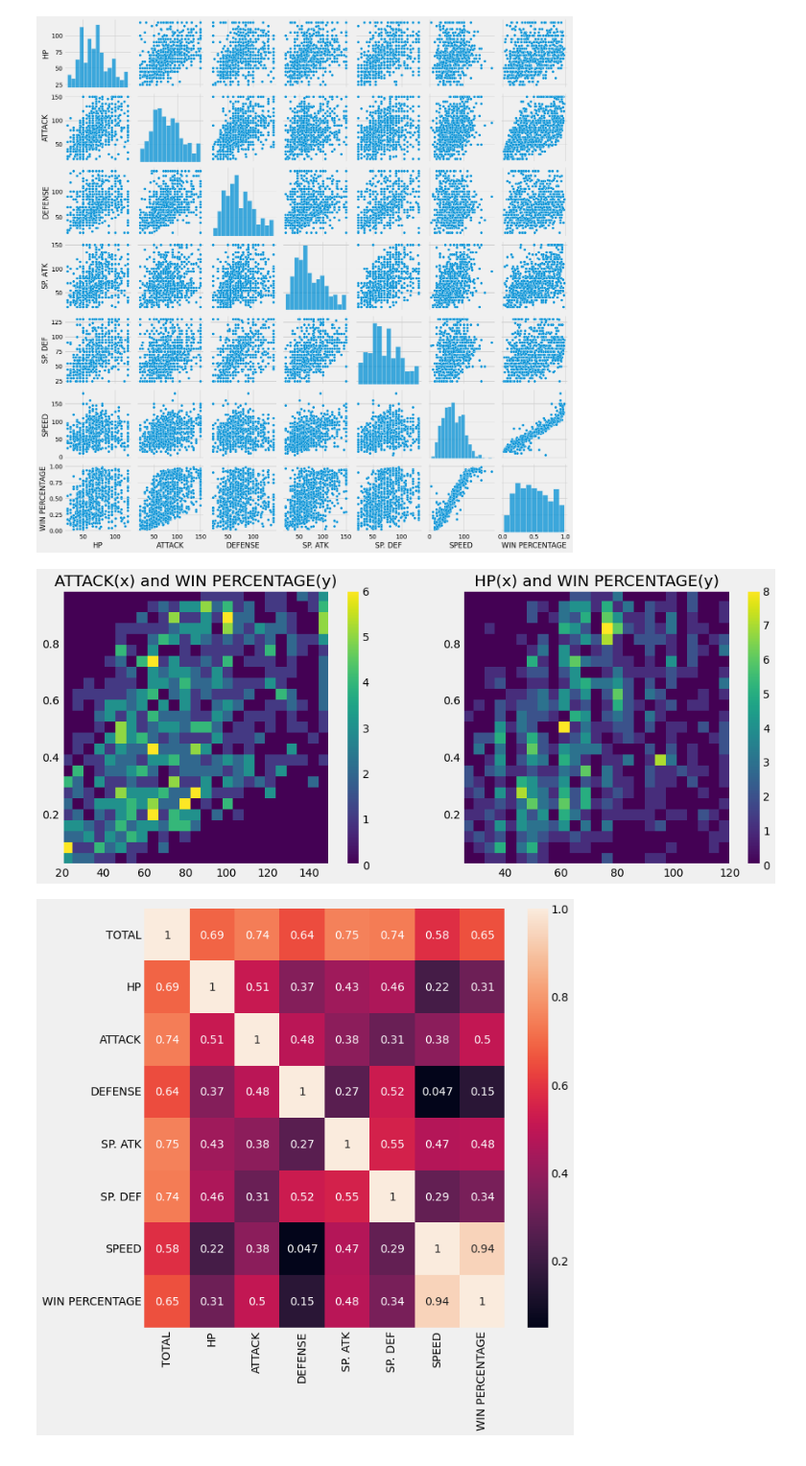
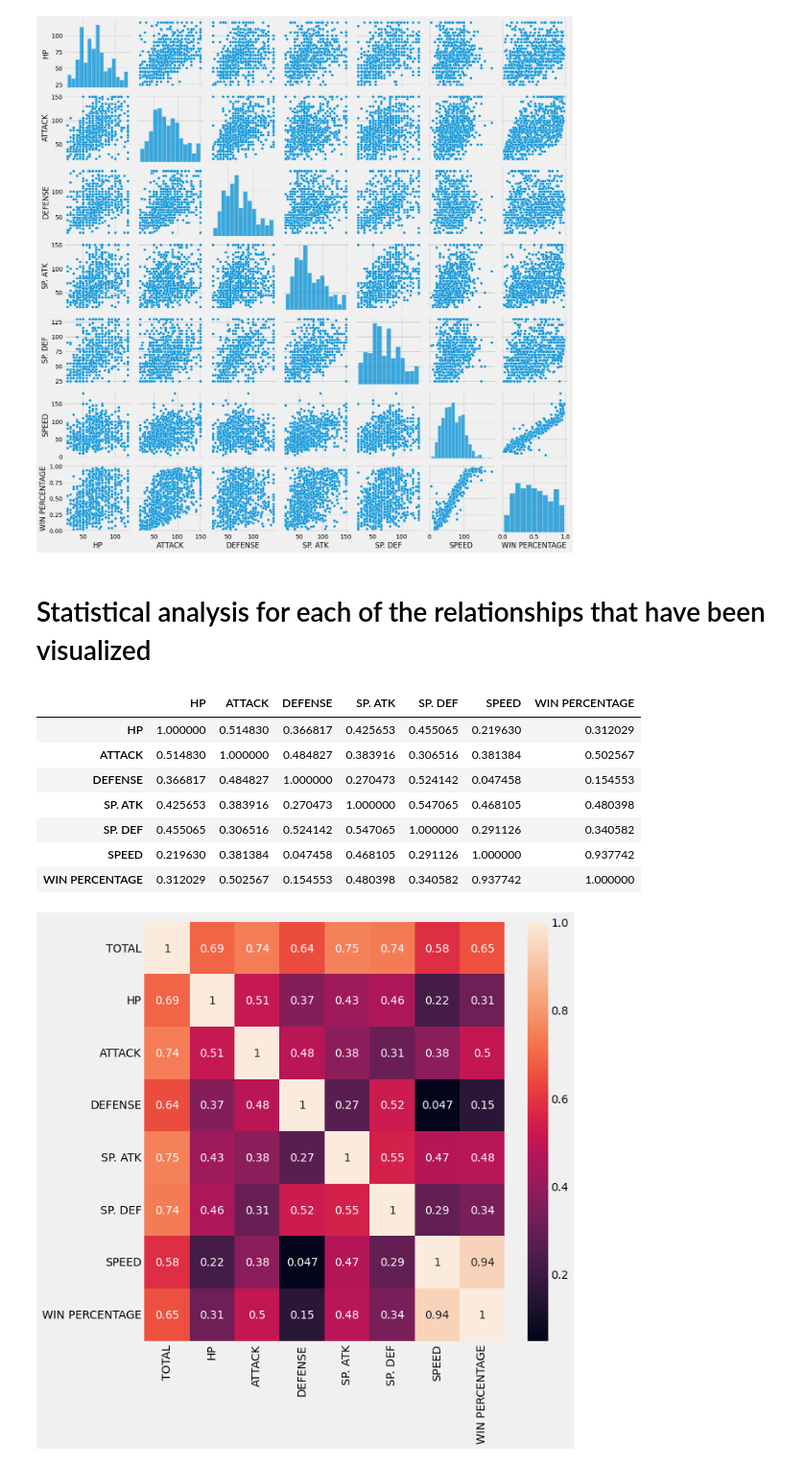
Before and after one commit to mehmetizmirlioglu/pokemon, a Jupyter notebook: pokemon.ipynb, the cells around one changed output. Shown at 96% size. Cells and saved outputs as stored; diff of their text form; code cells hidden in the pictures.

```diff
--- a/pokemon.ipynb
+++ b/pokemon.ipynb
@@ -309,17 +309,19 @@ sns.pairplot(df.loc[:,col])
 # %% [output]
 <seaborn.axisgrid.PairGrid at 0x...>
 [figure]
-# %%
-fig, (ax1,ax2)  = plt.subplots(1, 2,figsize=(15,6) ,sharex=False,sharey=False)
-h = ax1.hist2d(df['ATTACK'], df['WIN PERCENTAGE'],bins=25 )
-ax1.set_title("ATTACK(x) and WIN PERCENTAGE(y)")
-plt.colorbar(h[3], ax=ax1)
-h = ax2.hist2d(df['HP'], df['WIN PERCENTAGE'],bins=25 )
-ax2.set_title("HP(x) and WIN PERCENTAGE(y)")
-plt.colorbar(h[3], ax=ax2)
-plt.show()
-# %% [output]
-[figure, removed]
+# %% [markdown]
+# Statistical analysis for each of the relationships that have been visualized
+# %%
+df.loc[:,col].corr()
+# %% [output]
+|  | HP | ATTACK | DEFENSE | SP. ATK | SP. DEF | SPEED | WIN PERCENTAGE |
+| HP | 1.000000 | 0.514830 | 0.366817 | 0.425653 | 0.455065 | 0.219630 | 0.312029 |
+| ATTACK | 0.514830 | 1.000000 | 0.484827 | 0.383916 | 0.306516 | 0.381384 | 0.502567 |
+| DEFENSE | 0.366817 | 0.484827 | 1.000000 | 0.270473 | 0.524142 | 0.047458 | 0.154553 |
+| SP. ATK | 0.425653 | 0.383916 | 0.270473 | 1.000000 | 0.547065 | 0.468105 | 0.480398 |
+| SP. DEF | 0.455065 | 0.306516 | 0.524142 | 0.547065 | 1.000000 | 0.291126 | 0.340582 |
+| SPEED | 0.219630 | 0.381384 | 0.047458 | 0.468105 | 0.291126 | 1.000000 | 0.937742 |
+| WIN PERCENTAGE | 0.312029 | 0.502567 | 0.154553 | 0.480398 | 0.340582 | 0.937742 | 1.000000 |
 # %%
 dfCM = pd.DataFrame(df,columns=['TOTAL','HP','ATTACK','DEFENSE','SP. ATK','SP. DEF','SPEED','WIN PERCENTAGE'])
 corrMatrix = dfCM.corr()
```
Also changed, not shown: parts of 5 cells of this notebook.
